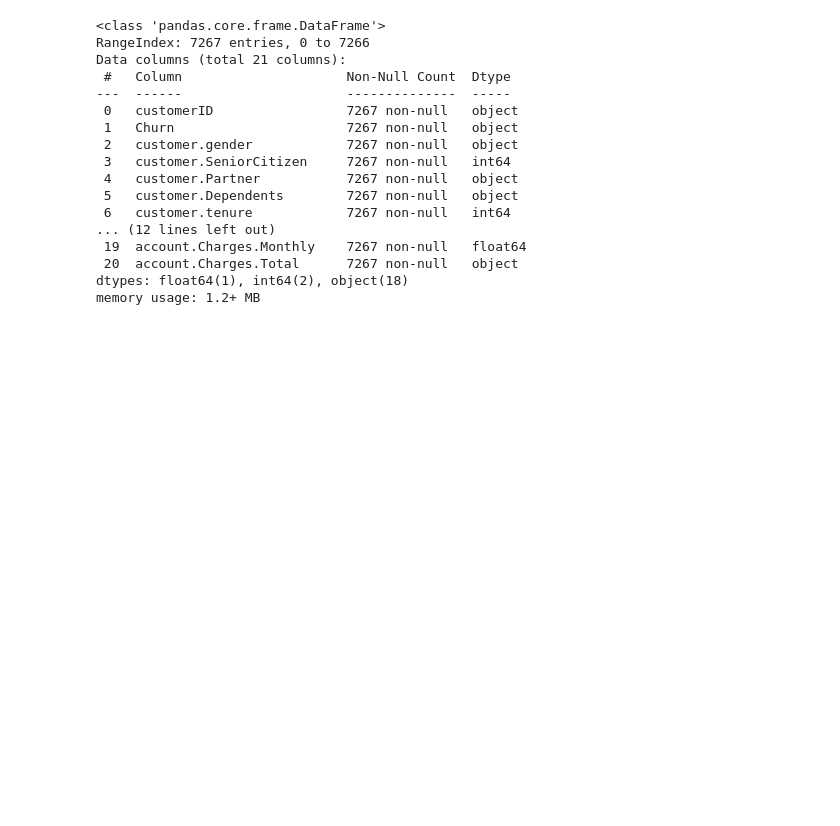
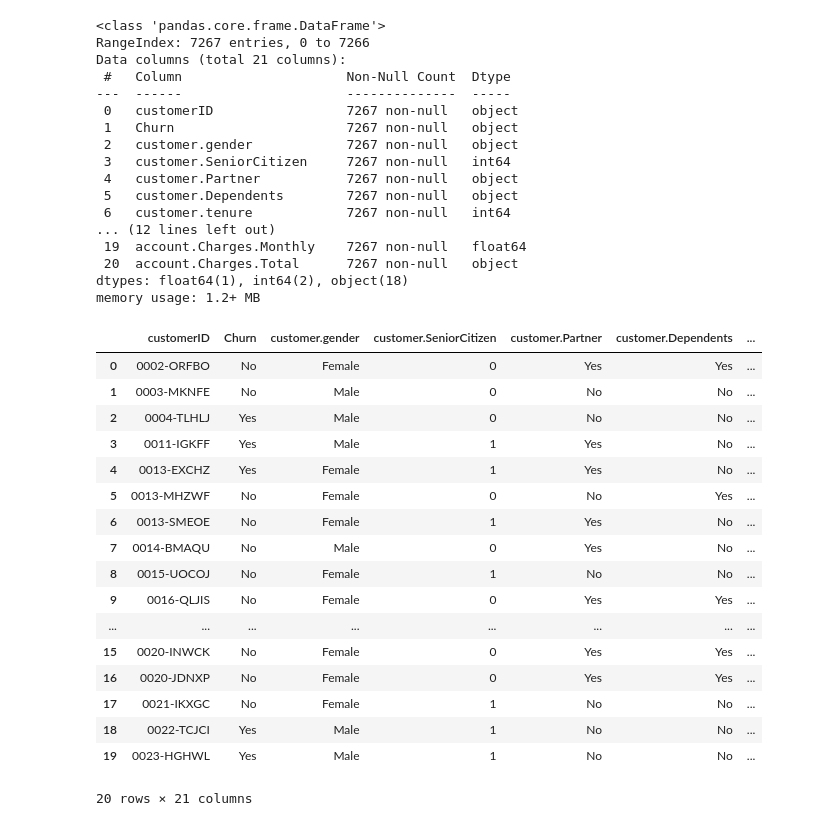
Before and after one commit to paulosky311/Challenge-Alura-Store, a Jupyter notebook: Challenger_Telecom.ipynb, the cells around one changed output. Drawn from its saved outputs; the diff is of its cells as text; code cells hidden in the pictures; blank space fills up the shorter version.

```diff
--- a/Challenger_Telecom.ipynb
+++ b/Challenger_Telecom.ipynb
@@ -99,0 +98,21 @@ s
+# %%
+df_normalizado.head(20)
+# %% [output]
+|  | customerID | Churn | customer.gender | customer.SeniorCitizen | customer.Partner | customer.Dependents | ... |
+| 0 | 0002-ORFBO | No | Female | 0 | Yes | Yes | ... |
+| 1 | 0003-MKNFE | No | Male | 0 | No | No | ... |
+| 2 | 0004-TLHLJ | Yes | Male | 0 | No | No | ... |
+| 3 | 0011-IGKFF | Yes | Male | 1 | Yes | No | ... |
+| 4 | 0013-EXCHZ | Yes | Female | 1 | Yes | No | ... |
+| 5 | 0013-MHZWF | No | Female | 0 | No | Yes | ... |
+| 6 | 0013-SMEOE | No | Female | 1 | Yes | No | ... |
+| 7 | 0014-BMAQU | No | Male | 0 | Yes | No | ... |
+| 8 | 0015-UOCOJ | No | Female | 1 | No | No | ... |
+| 9 | 0016-QLJIS | No | Female | 0 | Yes | Yes | ... |
+| ... | ... | ... | ... | ... | ... | ... | ... |
+| 15 | 0020-INWCK | No | Female | 0 | Yes | Yes | ... |
+| 16 | 0020-JDNXP | No | Female | 0 | Yes | Yes | ... |
+| 17 | 0021-IKXGC | No | Female | 1 | No | No | ... |
+| 18 | 0022-TCJCI | Yes | Male | 1 | No | No | ... |
+| 19 | 0023-HGHWL | Yes | Male | 1 | No | No | ... |
+20 rows × 21 columns
```
Also changed, not shown: parts of 2 cells of this notebook.
